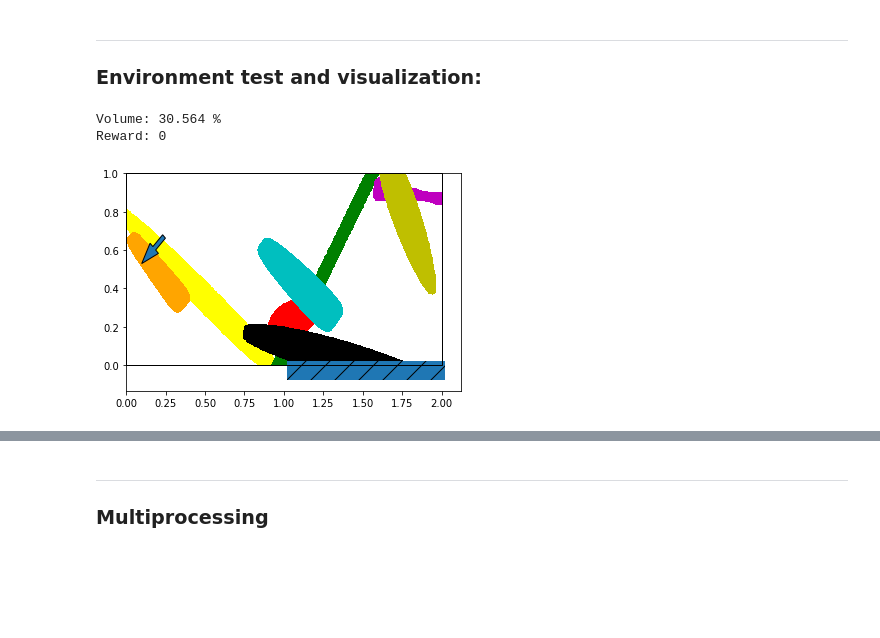
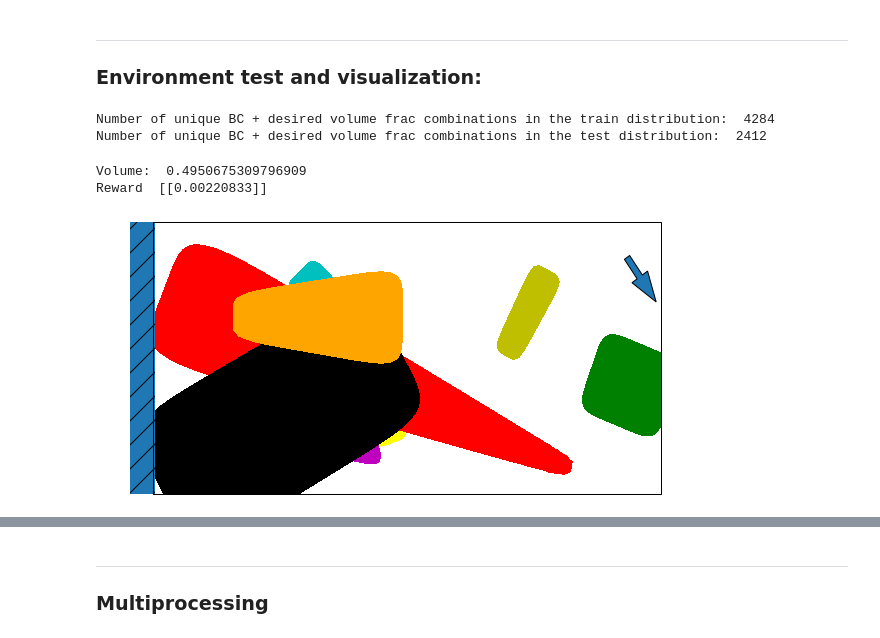
Before and after one commit to ThomasRochefortB/sogym, a Jupyter notebook: tutorial.ipynb, the cells around one changed output, grey strips where cells are left out. Drawn from its saved outputs; the diff is of its cells as text; code cells hidden in the pictures; blank space fills up the shorter version.

Commit message:
Refactored environment

```diff
--- a/tutorial.ipynb
+++ b/tutorial.ipynb
@@ -11,19 +16,28 @@ from stable_baselines3 import PPO
 ### Environment test and visualization:
 # %%
 # Let's test the environment using the check_env util from SB3:
-env=sogym()
-check_env(sogym())
+train_env = sogym(mode='train')
+eval_env = sogym(mode='test')
-# %%
-# We can test/visualize the environment using random actions:
-obs=env.reset()
-done=False
-while done==False:
-    action=env.action_space.sample()
-    obs,reward,done,info=env.step(action)
-print("Volume:", np.round(env.volume*100,3),"%")
-print("Reward:", np.round(reward,3))
-env.plot(test=None)
-# %% [output]
-Volume: 30.564 %
-Reward: 0
-[figure, removed]
+# %%
+# The training environment and the eval environment both have a different boundary conditions distribution:
+print("Number of unique BC + desired volume frac combinations in the train distribution: ",len(train_env.BC_dict))
+print("Number of unique BC + desired volume frac combinations in the test distribution: ",len(eval_env.BC_dict))
+# %% [output]
+Number of unique BC + desired volume frac combinations in the train distribution:  4284
+Number of unique BC + desired volume frac combinations in the test distribution:  2412
+# %%
+# Let's visualize the training environment on a random problem statement and visualize a 'successful' solution:
+reward = 0.0
+while reward==0.0:
+    obs = train_env.reset()
+    done = False
+    while not done:
+        action = train_env.action_space.sample()
+        obs, reward, done, info = train_env.step(action)
+print("Volume: ", train_env.volume)
+print("Reward ",reward)
+train_env.plot()
+# %% [output]
+Volume:  0.4950675309796909
+Reward  [[0.00220833]]
+[figure, added]
```
Also changed, not shown: parts of 2 cells of this notebook, 2 other files.
